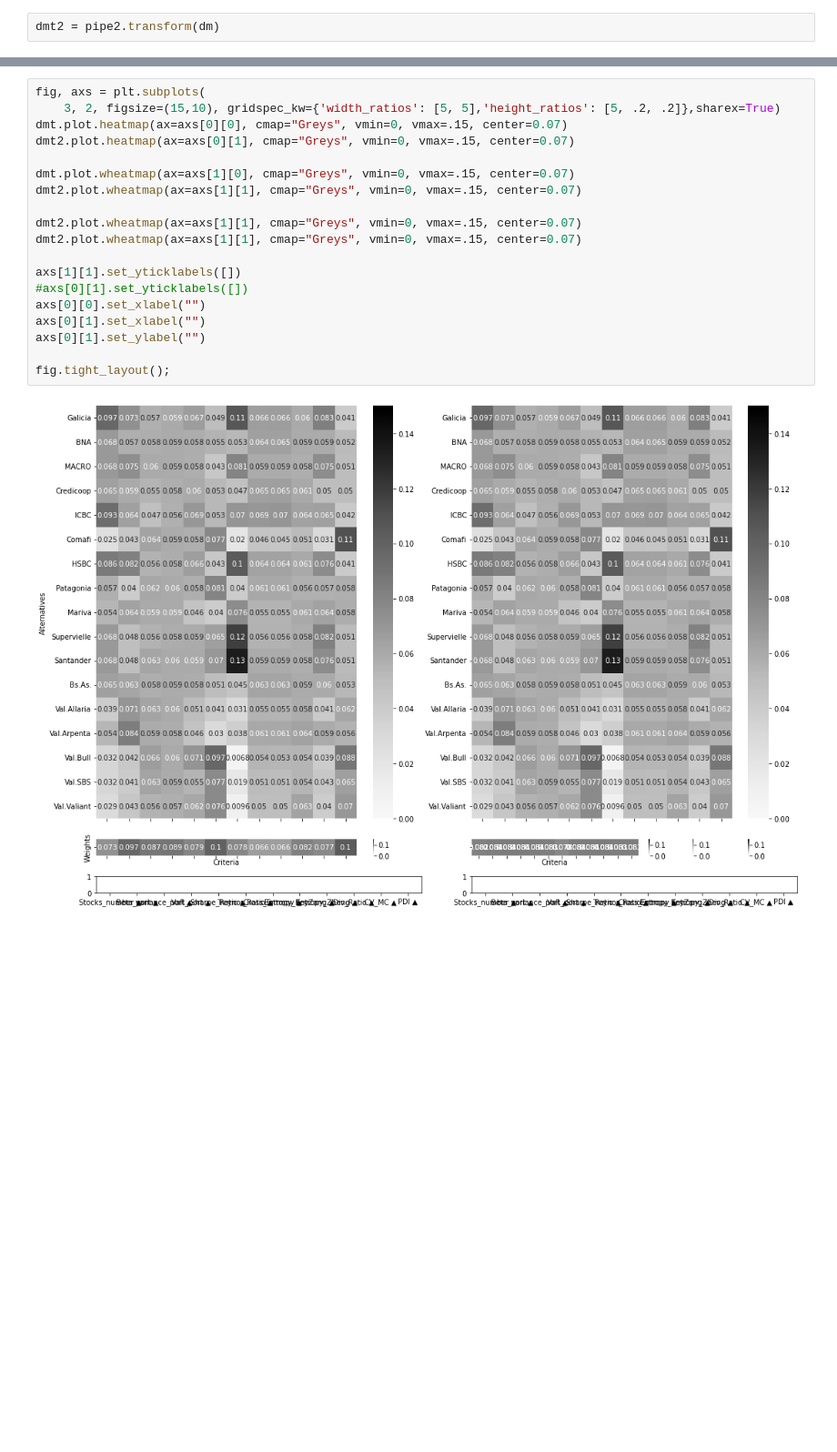
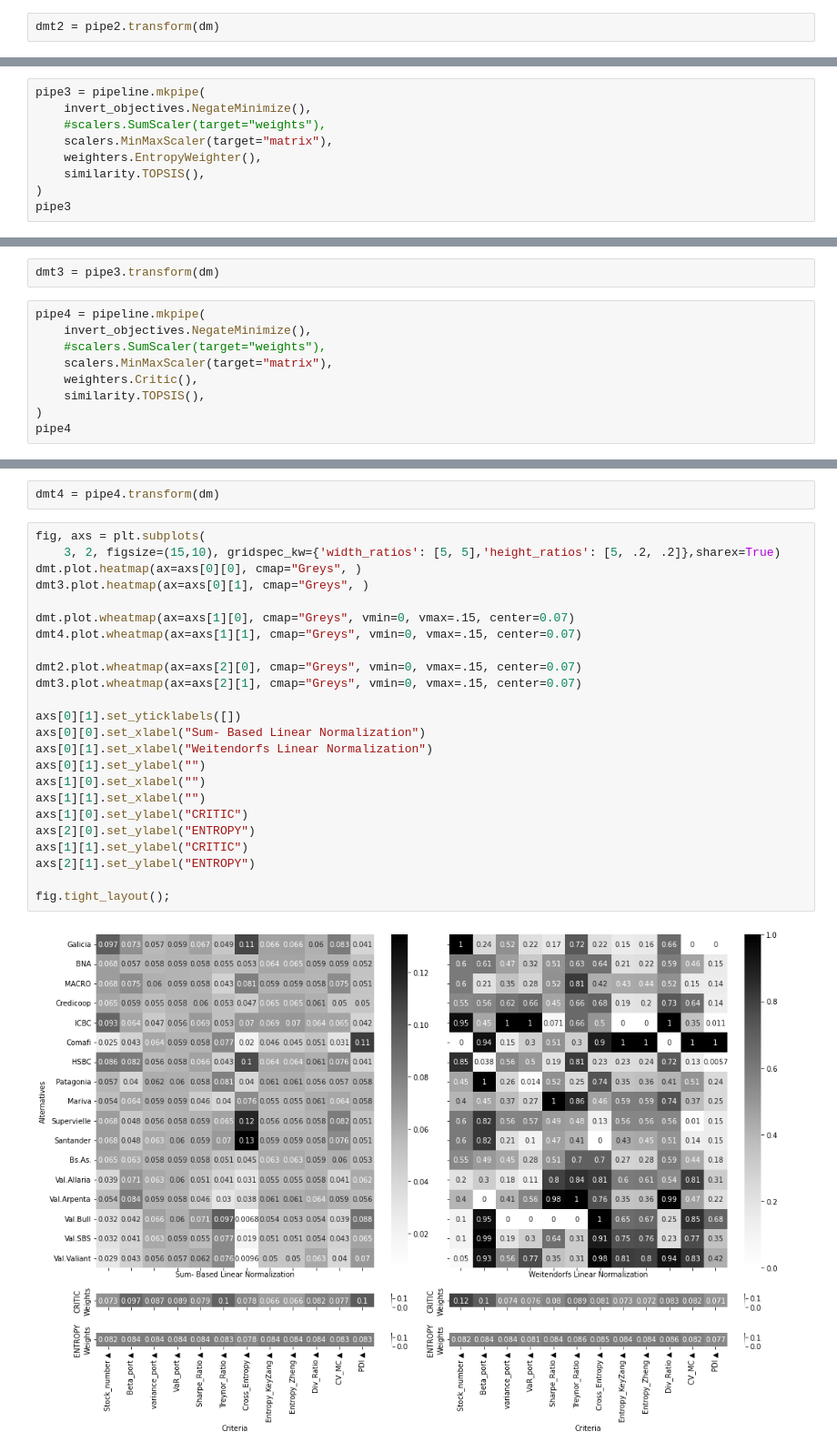
Before and after one commit to quatrope/garpar, a Jupyter notebook: draft/FCIevaluate.ipynb, the cells around one changed output, grey strips where cells are left out. Shown at 91% size. Saved outputs shown, nothing was run; the diff lists cells and outputs as text; blank space fills up the shorter version.

```diff
--- a/draft/FCIevaluate.ipynb
+++ b/draft/FCIevaluate.ipynb
@@ -408,3 +408,12 @@ axs[0][1].set_ylabel("")
 fig.tight_layout();
 # %% [output]
 [figure]
+# %%
+pipe3 = pipeline.mkpipe(
+    invert_objectives.NegateMinimize(),
+    #scalers.SumScaler(target="weights"),
+    scalers.MinMaxScaler(target="matrix"),
+    weighters.EntropyWeighter(),
+    similarity.TOPSIS(),
+)
+pipe3
@@ -410,0 +422,11 @@ fig.tight_layout();
+# %%
+dmt3 = pipe3.transform(dm)
+# %%
+pipe4 = pipeline.mkpipe(
+    invert_objectives.NegateMinimize(),
+    #scalers.SumScaler(target="weights"),
+    scalers.MinMaxScaler(target="matrix"),
+    weighters.Critic(),
+    similarity.TOPSIS(),
+)
+pipe4
@@ -411,21 +435,28 @@ fig.tight_layout();
+# %%
+dmt4 = pipe4.transform(dm)
 # %%
 fig, axs = plt.subplots(
     3, 2, figsize=(15,10), gridspec_kw={'width_ratios': [5, 5],'height_ratios': [5, .2, .2]},sharex=True)
-dmt.plot.heatmap(ax=axs[0][0], cmap="Greys", vmin=0, vmax=.15, center=0.07)
-dmt2.plot.heatmap(ax=axs[0][1], cmap="Greys", vmin=0, vmax=.15, center=0.07)
+dmt.plot.heatmap(ax=axs[0][0], cmap="Greys", )
+dmt3.plot.heatmap(ax=axs[0][1], cmap="Greys", )
 
 dmt.plot.wheatmap(ax=axs[1][0], cmap="Greys", vmin=0, vmax=.15, center=0.07)
-dmt2.plot.wheatmap(ax=axs[1][1], cmap="Greys", vmin=0, vmax=.15, center=0.07)
+dmt4.plot.wheatmap(ax=axs[1][1], cmap="Greys", vmin=0, vmax=.15, center=0.07)
 
-dmt2.plot.wheatmap(ax=axs[1][1], cmap="Greys", vmin=0, vmax=.15, center=0.07)
-dmt2.plot.wheatmap(ax=axs[1][1], cmap="Greys", vmin=0, vmax=.15, center=0.07)
+dmt2.plot.wheatmap(ax=axs[2][0], cmap="Greys", vmin=0, vmax=.15, center=0.07)
+dmt3.plot.wheatmap(ax=axs[2][1], cmap="Greys", vmin=0, vmax=.15, center=0.07)
 
-axs[1][1].set_yticklabels([])
-#axs[0][1].set_yticklabels([])
-axs[0][0].set_xlabel("")
-axs[0][1].set_xlabel("")
+axs[0][1].set_yticklabels([])
+axs[0][0].set_xlabel("Sum- Based Linear Normalization")
+axs[0][1].set_xlabel("Weitendorfs Linear Normalization")
 axs[0][1].set_ylabel("")
+axs[1][0].set_xlabel("")
+axs[1][1].set_xlabel("")
+axs[1][0].set_ylabel("CRITIC")
+axs[2][0].set_ylabel("ENTROPY")
+axs[1][1].set_ylabel("CRITIC")
+axs[2][1].set_ylabel("ENTROPY")
 
 fig.tight_layout();
 # %% [output]
-[figure, old version]
+[figure, new version]
```
Also changed, not shown: parts of 20 cells of this notebook.
